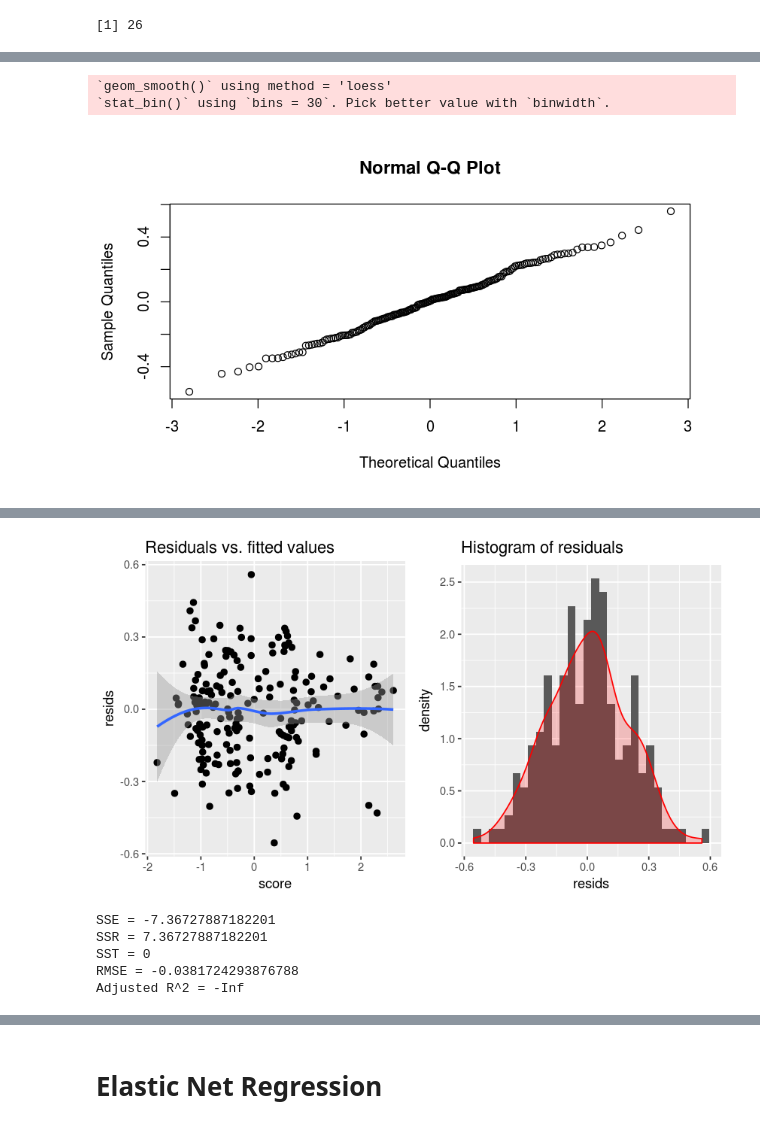
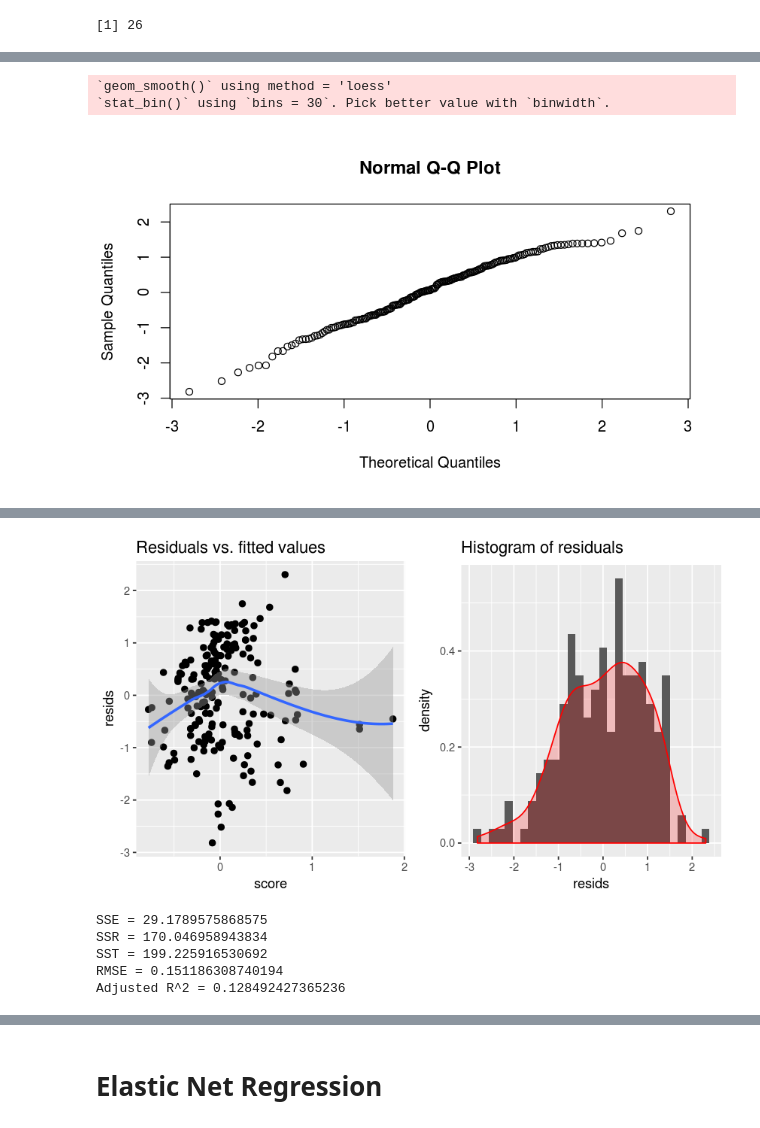
Before and after one commit to JingruWu10/UW_DataScience, a Jupyter notebook: Q2/HW07/HW07_Salemann_DRAFT.ipynb, the cells around one changed output, grey strips where cells are left out. Cells and saved outputs as stored; diff of their text form; code cells hidden in the pictures.

```diff
--- a/Q2/HW07/HW07_Salemann_DRAFT.ipynb
+++ b/Q2/HW07/HW07_Salemann_DRAFT.ipynb
@@ -310,0 +291,3 @@ tail(D)
+# %%
+d.trimmed = d[1:(length(d)-3)]
+plot(log(d.trimmed))
@@ -310,0 +296,16 @@ tail(D)
+# %%
+# 0, 7 yields Adjusted R^2 = 0.128786667722319
+# 7, 7 yields Adjusted R^2 = 0.0609941101518992
+# 0, 3 yields Adjusted R^2 = 0.131106803707988
+# 0, 5 yields Adjusted R^2 = 0.129583004900282
+# 1, 3 yields Adjusted R^2 = 0.131106803707988
+# 3, 3 yields Adjusted R^2 = 0.118464443731079
+# 2, 3 yields Adjusted R^2 = 0.128492427365236
+
+# Looks like our best bit is to trim off the last three; maybe the first one.
+
+
+front.trim = 2
+end.trim = length(d) - 3
+d.trimmed.2 = d[front.trim:end.trim]
+plot(log(d.trimmed.2))
@@ -310,0 +316,11 @@ tail(D)
+# %%
+D = diag(1/svdM$d)
+D[1:front.trim,1:front.trim] = 0.0
+
+
+last = length(d)
+D[end.trim:last,end.trim:last] = 0.0
+
+head(D)
+tail(D)
+D
@@ -398,8 +454,8 @@ plot.svd.reg <- function(df, k = 4){
   print(p3)
 
   n = nrow(df)
-  Ybar = mean(df$childHeight)
-  SST <- sum((df$childHeight - Ybar)^2)
+  Ybar = mean(df$logPrice)
+  SST <- sum((df$logPrice - Ybar)^2)
   SSR <- sum(df$resids * df$resids)
   SSE = SST - SSR
   cat(paste('SSE =', as.character(SSE), '\n'))
@@ -415,5 +471,5 @@ plot.svd.reg(autos)
 # %% [output]
 `geom_smooth()` using method = 'loess'
 `stat_bin()` using `bins = 30`. Pick better value with `binwidth`.
-[figure, old version]
+[figure, new version]
 `geom_smooth()` using method = 'loess'
@@ -422,6 +476,6 @@ Warning message in mean.default(df$childHeight):
-[figure, old version]
+[figure, new version]
-SSE = -7.36727887182201
-SSR = 7.36727887182201
-SST = 0
-RMSE = -0.0381724293876788
-Adjusted R^2 = -Inf
+SSE = 29.1789575868575
+SSR = 170.046958943834
+SST = 199.225916530692
+RMSE = 0.151186308740194
+Adjusted R^2 = 0.128492427365236
```
Also changed, not shown: parts of 19 cells of this notebook.
